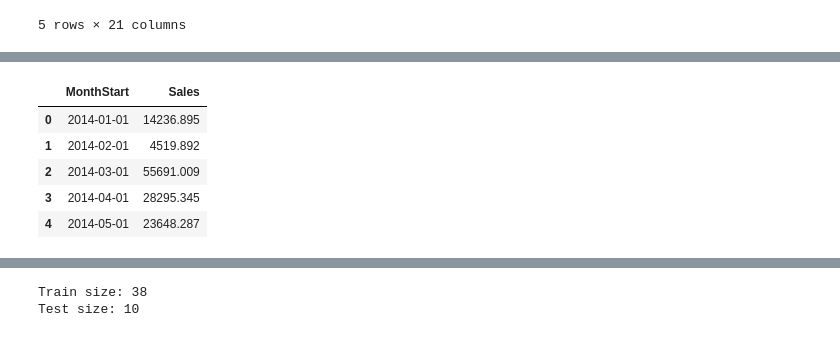
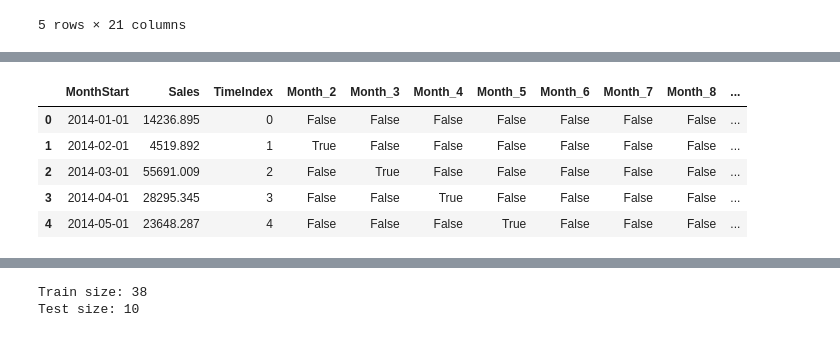
Before and after one commit to Duongvutung/Superstore-Analysis, a Jupyter notebook: Notebooks/Sales_Forecasting.ipynb, the cells around one changed output, grey strips where cells are left out. Cells and saved outputs as stored; diff of their text form; code cells hidden in the pictures.

```diff
--- a/Notebooks/Sales_Forecasting.ipynb
+++ b/Notebooks/Sales_Forecasting.ipynb
@@ -30,0 +64,15 @@ df.head()
+# %%
+# Trích xuất tháng trong năm (1 đến 12)
+monthly_sales["Month"] = monthly_sales["MonthStart"].dt.month
+
+# Tạo các cột biến giả cho từng tháng (One-hot encoding)
+# drop_first=True để tránh bẫy đa cộng tuyến trong hồi quy tuyến tính
+data_model = pd.get_dummies(monthly_sales, columns=["Month"], drop_first=True)
+data_model.head()
+# %% [output]
+|  | MonthStart | Sales | TimeIndex | Month_2 | Month_3 | Month_4 | Month_5 | Month_6 | Month_7 | Month_8 | ... |
+| 0 | 2014-01-01 | 14236.895 | 0 | False | False | False | False | False | False | False | ... |
+| 1 | 2014-02-01 | 4519.892 | 1 | True | False | False | False | False | False | False | ... |
+| 2 | 2014-03-01 | 55691.009 | 2 | False | True | False | False | False | False | False | ... |
+| 3 | 2014-04-01 | 28295.345 | 3 | False | False | True | False | False | False | False | ... |
+| 4 | 2014-05-01 | 23648.287 | 4 | False | False | False | True | False | False | False | ... |
@@ -31,14 +84,7 @@ df.head()
 # %%
-#5.1 Chuẩn bị dữ liệu dự báo
-# Tổng hợp Sales theo tháng
-monthly_sales = df.groupby(pd.Grouper(key="Order Date", freq="MS"))["Sales"].sum().reset_index()
-monthly_sales.columns = ["MonthStart", "Sales"]
+# Lấy ra tháng (1 đến 12)
+monthly_sales["Month"] = monthly_sales["MonthStart"].dt.month
 
-monthly_sales.head()
+# Tạo các cột đại diện cho từng tháng (One-Hot Encoding)
+# drop_first=True để tránh bẫy đa cộng tuyến trong hồi quy tuyến tính
+data_model = pd.get_dummies(monthly_sales, columns=["Month"], drop_first=True)
-# %% [output]
-|  | MonthStart | Sales |
-| 0 | 2014-01-01 | 14236.895 |
-| 1 | 2014-02-01 | 4519.892 |
-| 2 | 2014-03-01 | 55691.009 |
-| 3 | 2014-04-01 | 28295.345 |
-| 4 | 2014-05-01 | 23648.287 |
```
Also changed, not shown: parts of 36 cells of this notebook, 3 other files.
